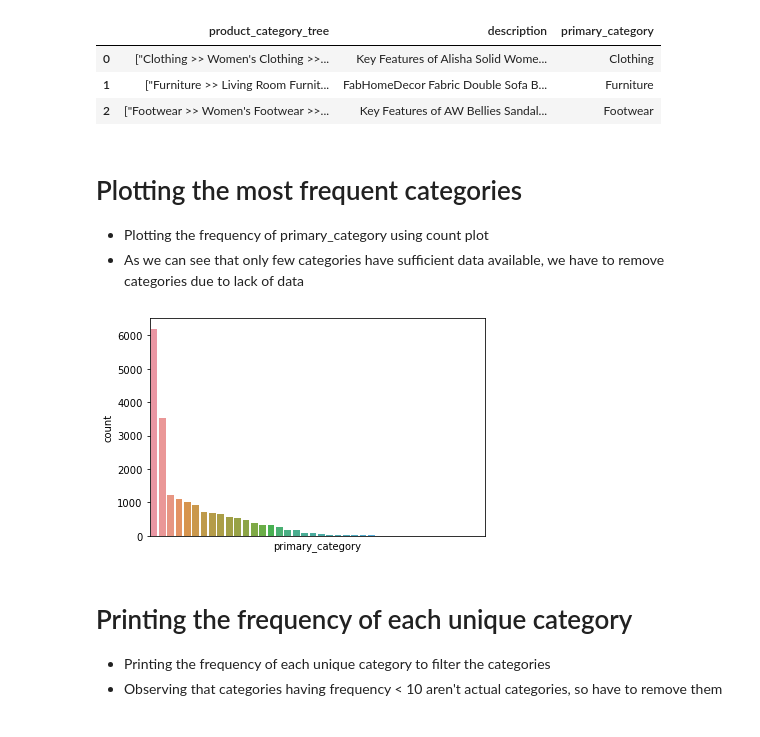
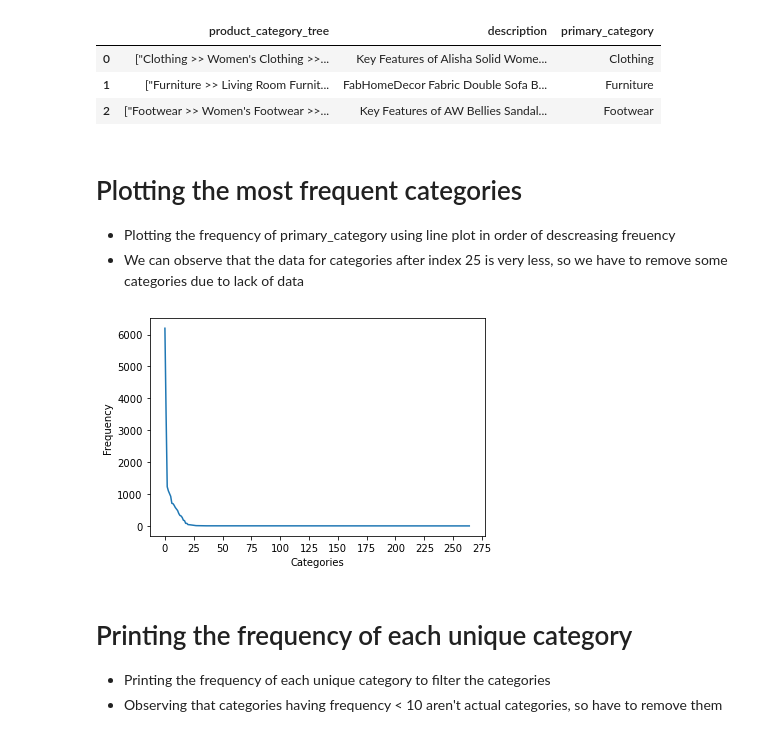
Before and after one commit to kushagra219/NLP-Category-Predictions-Task, a Jupyter notebook: Exploratory-Data-Analysis.ipynb, the cells around one changed output. Cells and saved outputs as stored; diff of their text form; code cells hidden in the pictures.

```diff
--- a/Exploratory-Data-Analysis.ipynb
+++ b/Exploratory-Data-Analysis.ipynb
@@ -136,18 +140,20 @@ del df["product_category_tree"]
 # %% [markdown]
 # Plotting the most frequent categories
 
-* Plotting the frequency of primary_category using count plot
-* As we can see that only few categories have sufficient data available, we have to remove categories due to lack of data
+* Plotting the frequency of primary_category using line plot in order of descreasing freuency
+* We can observe that the data for categories after index 25 is very less, so we have to remove some categories due to lack of data
 # %%
 # plotting the count plot for primary category column
 
-sns.countplot(df["primary_category"], order=df["primary_category"].value_counts().iloc[:40].index)
+plt.plot(df["primary_category"].value_counts().values)
 
-plt.xticks([], rotation = 90)
+plt.xticks(np.arange(0, 300, 25))
+plt.ylabel('Frequency')
+plt.xlabel('Categories')
 
 plt.show()
 # %% [output]
-[figure, old version]
+[figure, new version]
 # %% [markdown]
 # Printing the frequency of each unique category
 
```
Also changed, not shown: parts of 21 cells of this notebook, 13 other files.
